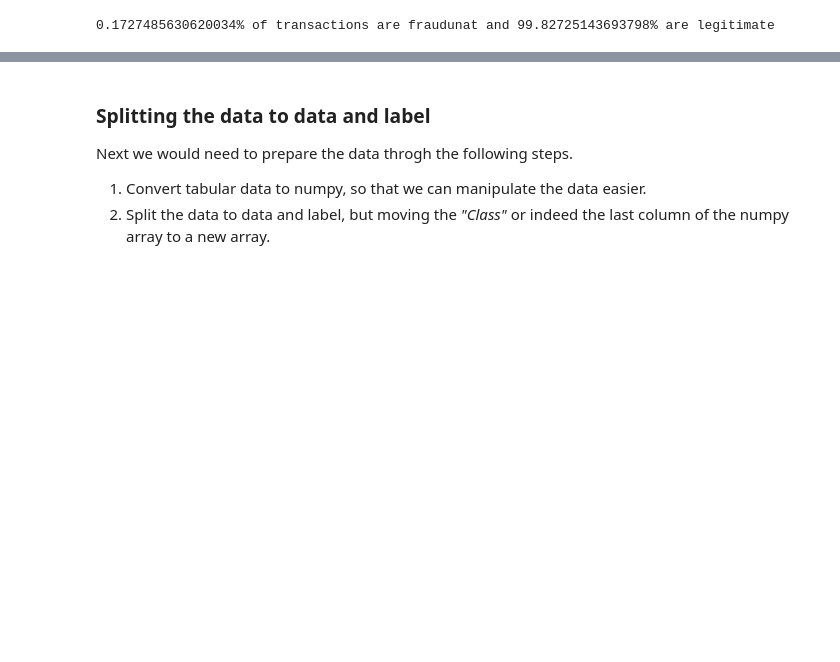
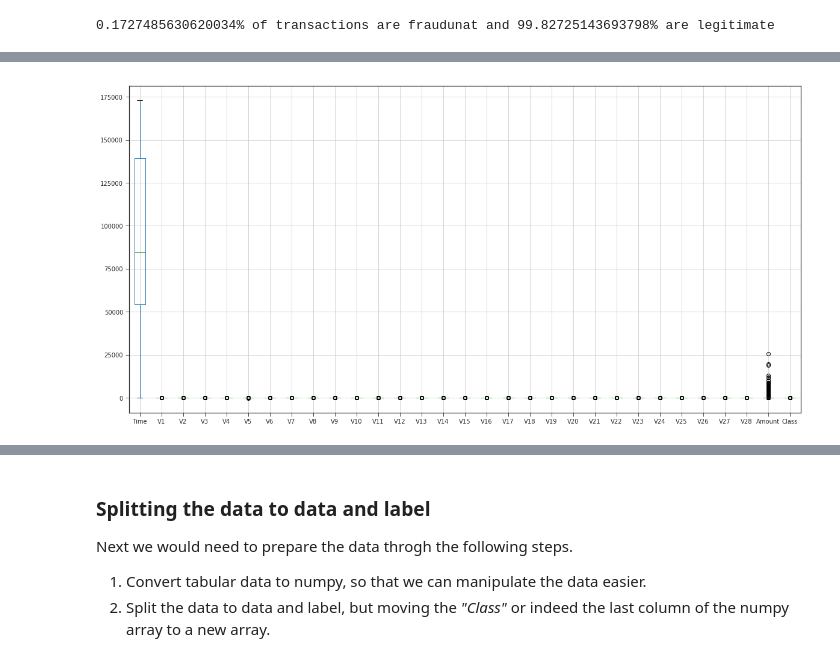
Before and after one commit to cyrusmvahid/sagemaker-demos, a Jupyter notebook: credircard_fraud/linearlearner-blogpost-part2.ipynb, the cells around one changed output, grey strips where cells are left out. Cells and saved outputs as stored; diff of their text form; code cells hidden in the pictures; blank space fills up the shorter version.

```diff
--- a/credircard_fraud/linearlearner-blogpost-part2.ipynb
+++ b/credircard_fraud/linearlearner-blogpost-part2.ipynb
@@ -150,0 +155,5 @@ print("{}% of transactions are fraudunat and {}% are legitimate".format((num_one
+# %%
+df.boxplot(figsize=(20, 10))
+plt.show()
+# %% [output]
+[figure, added]
```
Also changed, not shown: parts of 41 cells of this notebook.
